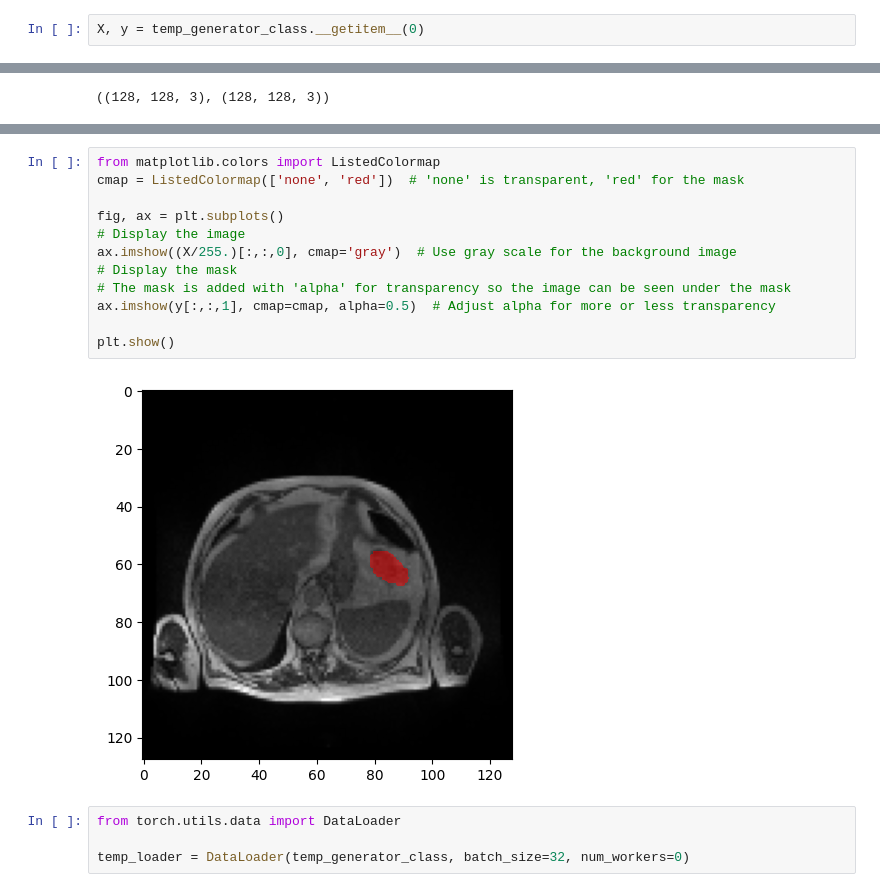
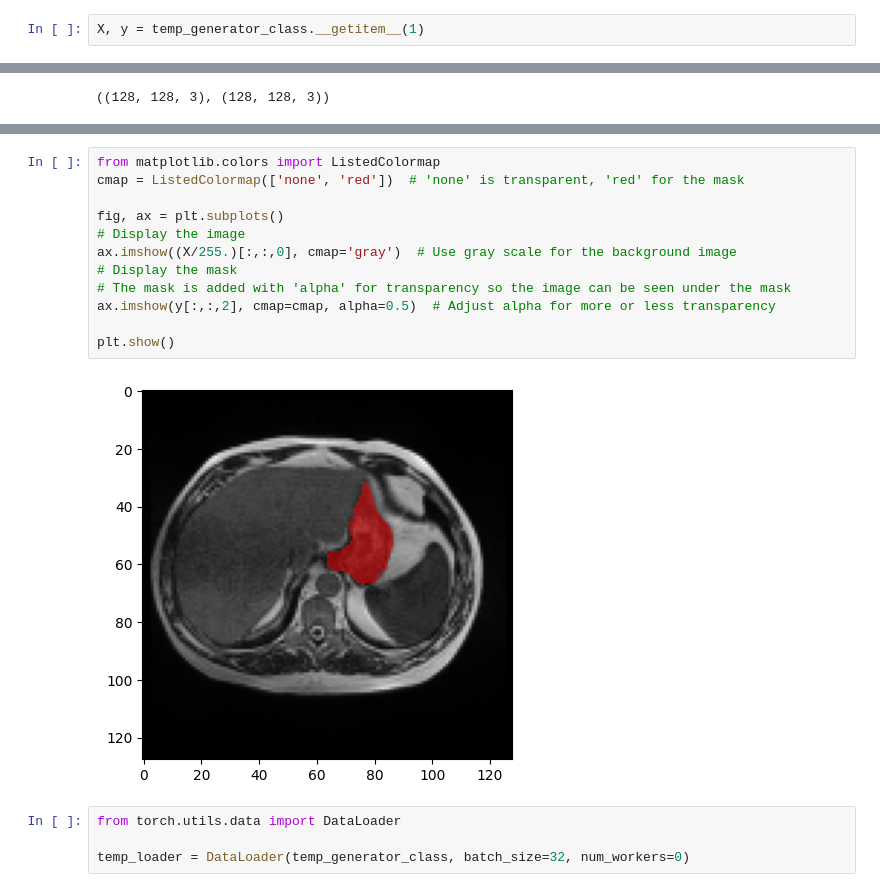
Before and after one commit to Srikaran13/gi-tract-image-segmentation, a Jupyter notebook: notebooks/test.ipynb, the cells around one changed output, grey strips where cells are left out. Cells and saved outputs as stored; diff of their text form.

```diff
--- a/notebooks/test.ipynb
+++ b/notebooks/test.ipynb
@@ -184,7 +259,7 @@ Done (t=0.00s)
 creating index...
 index created!
 # %%
-X, y = temp_generator_class.__getitem__(0)
+X, y = temp_generator_class.__getitem__(1)
 # %%
 X.shape, y.shape
 # %% [output]
@@ -192,17 +277,17 @@ X.shape, y.shape
 # %%
 from matplotlib.colors import ListedColormap
 cmap = ListedColormap(['none', 'red'])  # 'none' is transparent, 'red' for the mask
 
 fig, ax = plt.subplots()
 # Display the image
 ax.imshow((X/255.)[:,:,0], cmap='gray')  # Use gray scale for the background image
 # Display the mask
 # The mask is added with 'alpha' for transparency so the image can be seen under the mask
-ax.imshow(y[:,:,1], cmap=cmap, alpha=0.5)  # Adjust alpha for more or less transparency
+ax.imshow(y[:,:,2], cmap=cmap, alpha=0.5)  # Adjust alpha for more or less transparency
 
 plt.show()
 # %% [output]
-[figure, old version]
+[figure, new version]
 # %%
 from torch.utils.data import DataLoader
 
```
Also changed, not shown: parts of 37 cells of this notebook, 3 other files.
